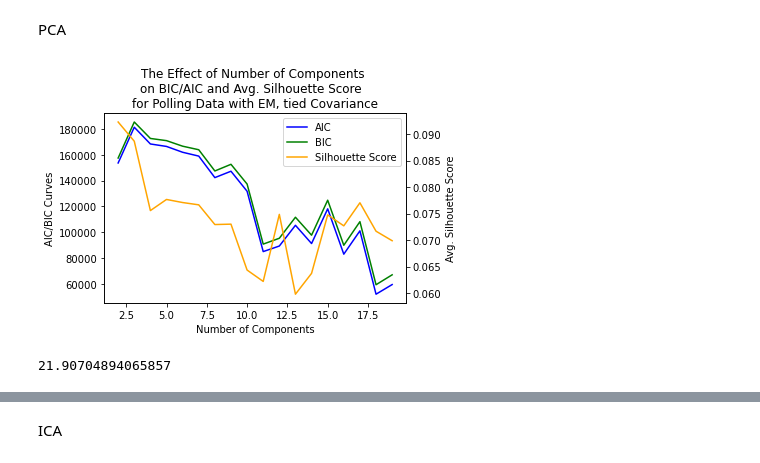
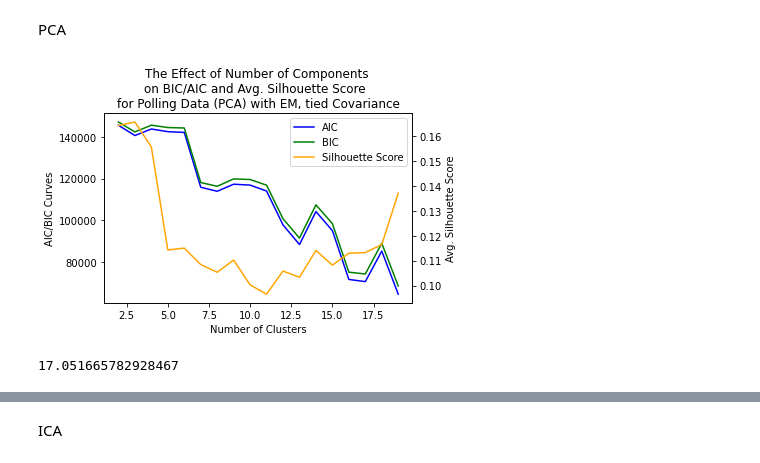
Before and after one commit to amandahutter/CS_7641, a Jupyter notebook: A3: Unsupervised Learning/A3.ipynb, the cells around one changed output, grey strips where cells are left out. Drawn from its saved outputs; the diff is of its cells as text; code cells hidden in the pictures.

```diff
--- a/A3: Unsupervised Learning/A3.ipynb
+++ b/A3: Unsupervised Learning/A3.ipynb
@@ -633,30 +680,10 @@ def run_em(X_Data, k_list, title, cov_type):
         aic_list.append(em.aic(X_Data))
         bic_list.append(em.bic(X_Data))
 
-    #plt.clf()
-    #plt.plot(n_components_list, aic_list, label = 'AIC')
-    #plt.plot(n_components_list, bic_list, label = 'BIC')
-    #plt.legend()
-    #plt.xlabel("Number of Components")
-    #plt.ylabel("Metric Value")
-    #plt.title("The Effect of the Number of Components \non AIC/BIC for " + title + "\n With " + cov_type + " Covariance")
-    #plt.show()
-
-    #print("Silhouettes", avg_silhouette_list)
-
-    #plt.clf()
-    #plt.plot(n_components_list, avg_silhouette_list)
-    #plt.xlabel("Number of Components")
-    #plt.ylabel("Average Silhouette Score")
-    #plt.title("The Effect of Number of Components \non Silhouette for " + title + "\n With " + cov_type + " Covariance")
-    #plt.show()
-
-    ##
-    #plt.clf()
     fig, ax1 = plt.subplots()
     ax1.plot(n_components_list, aic_list, 'blue', label = 'AIC')
     ax1.plot(n_components_list, bic_list, 'green', label = 'BIC')
-    ax1.set_xlabel('Number of Components')
+    ax1.set_xlabel('Number of Clusters')
     ax1.plot([], [], 'orange', label = 'Silhouette Score')
     ax1.legend()
     ax1.set_ylabel('AIC/BIC Curves')
@@ -822,28 +1008,9 @@ def run_PCA(X_Data, title):
         Error_Recon = metrics.mean_squared_error(X_Data, X_Proj)
         recon_error_list.append(Error_Recon)
 
-    #plt.clf()
     x = np.arange(1, pca.n_components_ +1)
     y1 = pca.explained_variance_ratio_.cumsum()
-    #plt.plot(x, y1)
-    #plt.plot(x, np.repeat(0.8, pca.n_components_), linestyle = '--', color = 'red')
-    #plt.ylabel("Cumulative Explained Variance")
-    #plt.xlabel("Number of Components")
-    #plt.title("The Effect of Number of Components \non Cumulative Explained Variance \nfor "+ title)
-    #plt.show()
-
-    plt.clf()
-    plt.plot(recon_error_list)
-    plt.xlabel("Number of Components")
-    plt.show()
-
     y2 = pca.singular_values_
-    #plt.clf()
-    #plt.plot(x, y2)
-    #plt.xlabel("Number of Components")
-    #plt.ylabel("Eigenvalues")
-    #plt.title("The Effect of the Number of Components \non Eigenvalues for " + title)
-    #plt.show()
 
     #
     fig, ax1 = plt.subplots()
@@ -1533,7 +1746,7 @@ Data 1, PCA, KMeans
 # %%
 start = time.time()
 
-run_kmeans(pca_X_Train_Income, np.arange(2, 15, 1), "Income Data")
+run_kmeans(pca_X_Train_Income, np.arange(2, 15, 1), "Income Data (PCA)")
 
 end = time.time()
 elapsed = end - start
@@ -1585,11 +1822,11 @@ PCA
 # %%
 start = time.time()
 
-run_em(pca_X_Train_Polling, np.arange(2, 20, 1), "Polling Data", 'tied')
+run_em(pca_X_Train_Income, np.arange(2, 20, 1), "Polling Data (PCA)", 'tied')
 
 end = time.time()
 elapsed = end - start
 print(elapsed)
 # %% [output]
-[figure, old version]
+[figure, new version]
-21.90704894065857
+17.051665782928467
```
Also changed, not shown: parts of 83 cells of this notebook.
